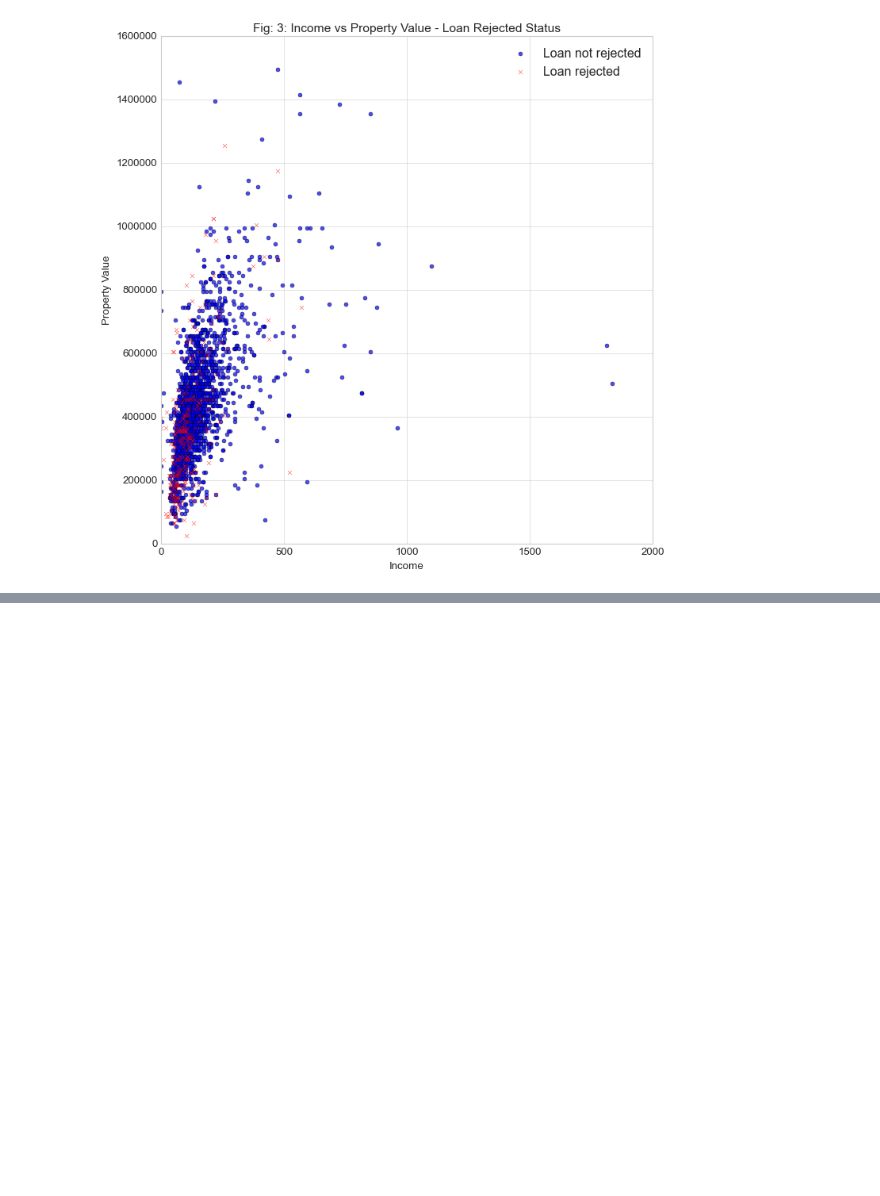
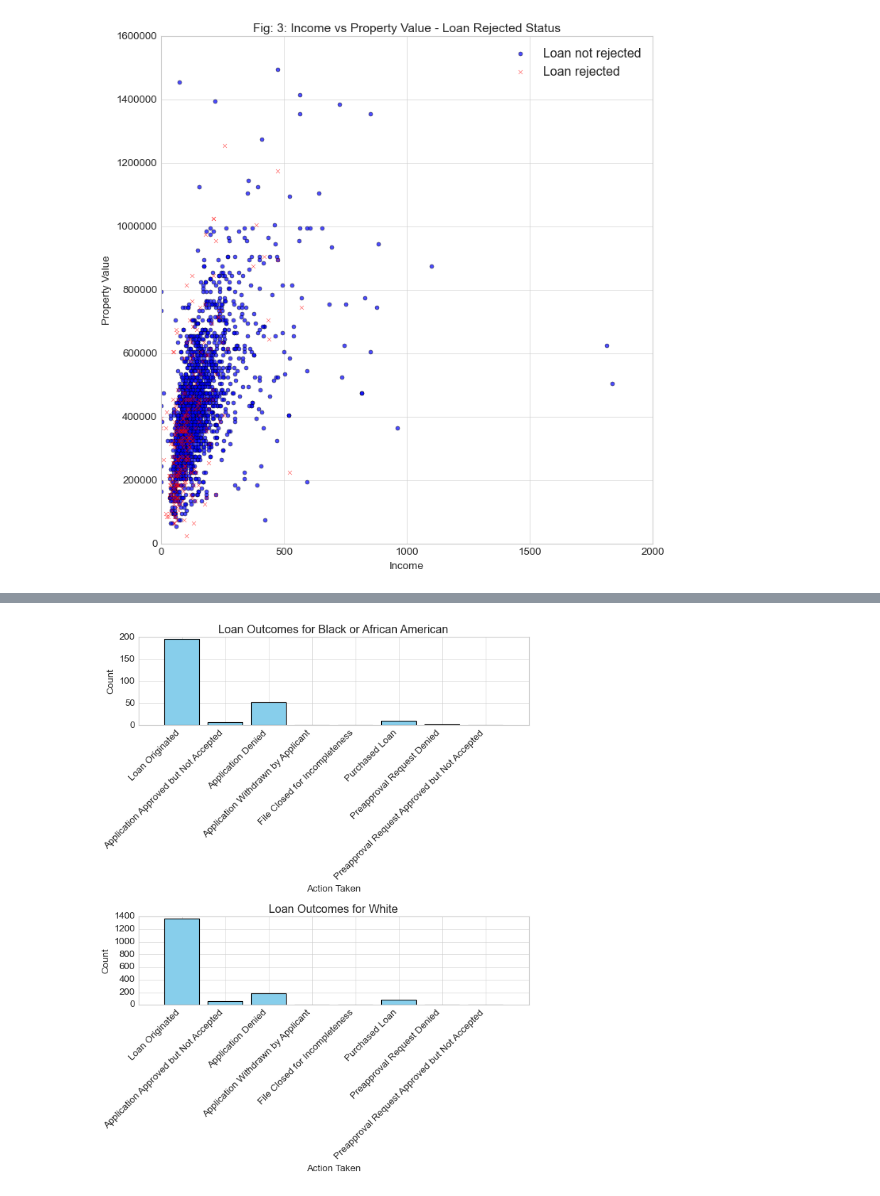
Before and after one commit to vzhang03/cmpu250-final-project, a Jupyter notebook: eda/pre-eda.ipynb, the cells around one changed output, grey strips where cells are left out. Cells and saved outputs as stored; diff of their text form; code cells hidden in the pictures; blank space fills up the shorter version.

```diff
--- a/eda/pre-eda.ipynb
+++ b/eda/pre-eda.ipynb
@@ -359,0 +473,25 @@ plt.show()
+# %%
+races_of_interest = ['Black or African American', 'White' ]
+
+# Create subplots: one for each race
+fig, axes = plt.subplots(nrows=len(races_of_interest), figsize=(8, 5 * len(races_of_interest)))
+
+for ax, race in zip(axes, races_of_interest):
+    # Uses the race column name to select data
+    race_data = cleaned_data[cleaned_data['derived_race'] == race]['action_taken']
+    race_data = race_data[race_data.isin(status_labels.keys())]
+
+    # Plot the histogram for the current race
+    ax.hist(race_data, bins=range(1, 10), align='left', rwidth=0.8, color='skyblue', edgecolor='black')
+
+    # Set the x-ticks, labels, title as above
+    ax.set_xticks(list(status_labels.keys()))
+    ax.set_xticklabels(list(status_labels.values()), rotation=45, ha="right")
+    ax.set_xlabel("Action Taken")
+    ax.set_ylabel("Count")
+    ax.set_title(f"Loan Outcomes for {race}")
+
+plt.tight_layout()  # Adjust layout for better spacing
+plt.show()
+# %% [output]
+[figure, added]
```
Also changed, not shown: parts of 15 cells of this notebook, 1 other file.
